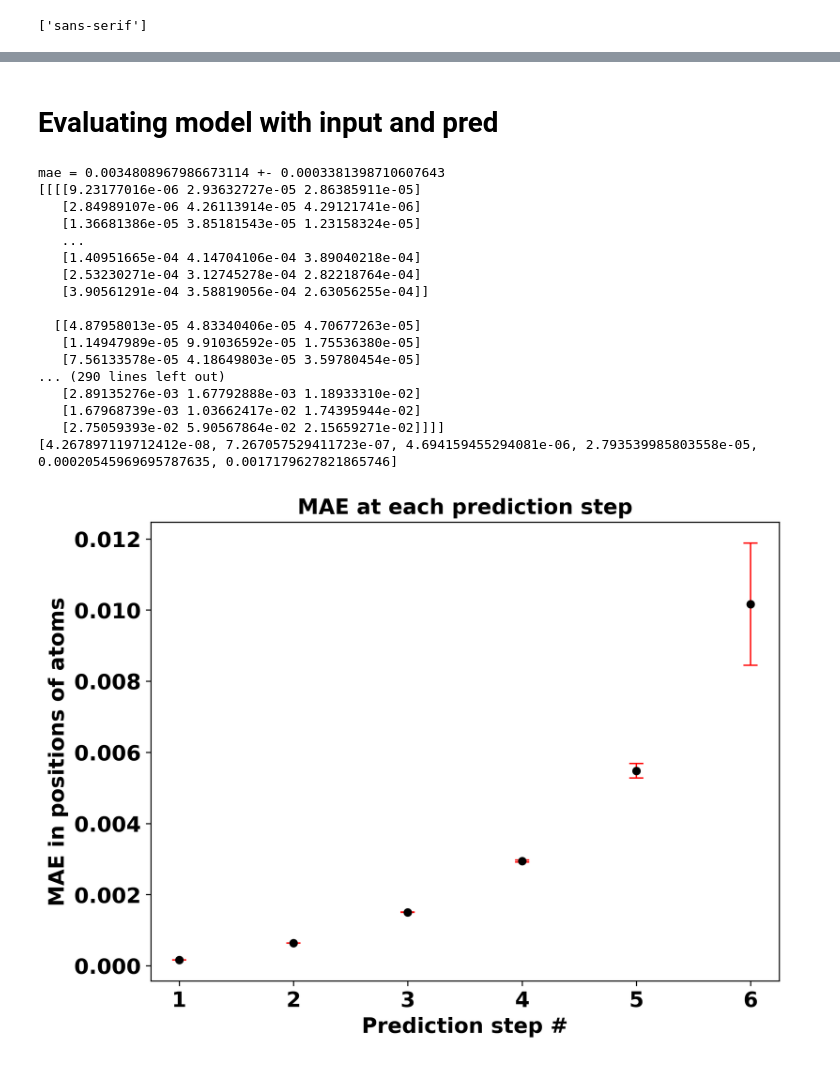
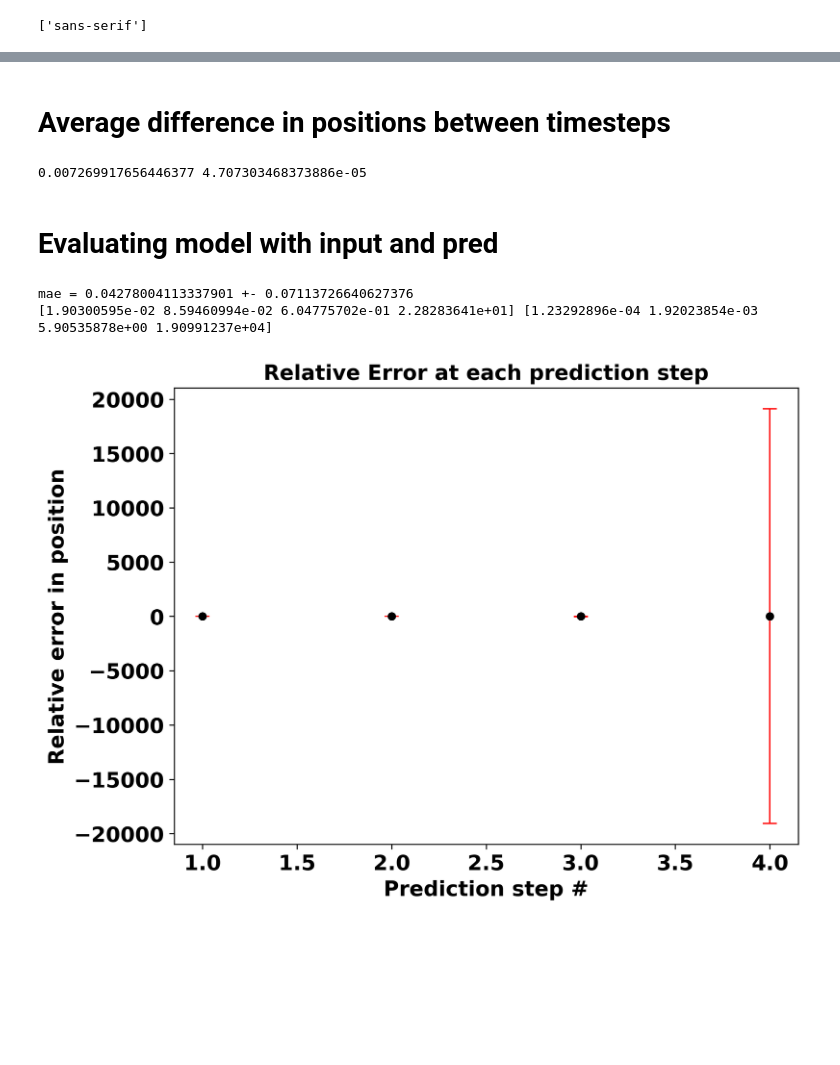
Before and after one commit to BirkDissing/Gemma_group, a Jupyter notebook: Master thesis/Code/Evaluate_models.ipynb, the cells around one changed output, grey strips where cells are left out. Drawn from its saved outputs; the diff is of its cells as text; code cells hidden in the pictures; blank space fills up the shorter version.

Commit message:
Working on evaluating models and compare models

```diff
--- a/Master thesis/Code/Evaluate_models.ipynb
+++ b/Master thesis/Code/Evaluate_models.ipynb
@@ -96,5 +102,19 @@ def predict_forces(mol, input=input, pred_step=pred_step, order=2):
 
     return predicted_forces
+# %% [markdown]
+# Average difference in positions between timesteps
+# %%
+mol = read("Data/Model_test/EtOH_moldyn_data.xyz", index=':')
+
+av_position_difference = []
+
+for i in range(len(mol)-1):
+    av_position_difference.append(((np.abs(mol[i+1].get_positions()-mol[i].get_positions()))))
+pos_dif = np.asanyarray(av_position_difference).flatten()
+mean_diff, var_diff = np.mean(av_position_difference), np.var(av_position_difference)
+print(np.mean(pos_dif), np.var(pos_dif))
+# %% [output]
+0.007269917656446377 4.707303468373886e-05
 # %% [markdown]
 # Evaluating model with input and pred
 # %%
@@ -141,41 +167,31 @@ while k < len(mol)-input-pred_step:
+# %%
+mol = read("Data/Model_test/EtOH_moldyn_data.xyz", index=':5000')
+input, pred_step = 4, 4
+mae = evaluate_model(mol=mol, input=input, pred_step=pred_step, model="AR", order=2)
 # %%
-mae = np.asarray(mae)
 mae_step = []
 var_step = []
+
 for i in range(pred_step):
     mae_step.append(np.mean(mae[i::pred_step,:,:]))
     var_step.append(np.var(mae[i::pred_step,:,:]))
-print("mae =",np.mean(mae), "+-", np.var(mae))
+mae_step, var_step = np.asarray(mae_step), np.asarray(var_step)
+print("mae =",np.mean(mae_step), "+-", np.std(mae_step))
+y_std = np.sqrt((var_step/mae_step)**2+(var_diff/mean_diff)**2)*mae_step/mean_diff
+print(mae_step/mean_diff, y_std)
 
-print(mae_steps)
-print(var_steps)
 fig, ax = plt.subplots(figsize=(8,6))
-ax.errorbar(range(1, pred_step+1), mae_step, yerr=np.array(var_step), fmt='.k',  ecolor='r', elinewidth=1, capsize=5, capthick=1, ms=10)
+ax.errorbar(range(1, pred_step+1), mae_step/mean_diff, yerr=y_std, fmt='.k',  ecolor='r', elinewidth=1, capsize=5, capthick=1, ms=10)
 #ax.set_xlim(0.5, 4.5)
 #ax.set_ylim(0, 0.29)
-ax.set_ylabel("MAE in positions of atoms", fontweight="bold")
+ax.set_ylabel("Relative error in position", fontweight="bold")
 ax.set_xlabel("Prediction step #", fontweight="bold")
-ax.set_title("MAE at each prediction step", fontweight="bold")
+ax.set_title("Relative Error at each prediction step", fontweight="bold")
 ax.minorticks_off()
 # %% [output]
-mae = 0.0034808967986673114 +- 0.0003381398710607643
-[[[[9.23177016e-06 2.93632727e-05 2.86385911e-05]
-   [2.84989107e-06 4.26113914e-05 4.29121741e-06]
-   [1.36681386e-05 3.85181543e-05 1.23158324e-05]
-   ...
-   [1.40951665e-04 4.14704106e-04 3.89040218e-04]
-   [2.53230271e-04 3.12745278e-04 2.82218764e-04]
-   [3.90561291e-04 3.58819056e-04 2.63056255e-04]]
-
-  [[4.87958013e-05 4.83340406e-05 4.70677263e-05]
-   [1.14947989e-05 9.91036592e-05 1.75536380e-05]
-   [7.56133578e-05 4.18649803e-05 3.59780454e-05]
-... (290 lines left out)
-   [2.89135276e-03 1.67792888e-03 1.18933310e-02]
-   [1.67968739e-03 1.03662417e-02 1.74395944e-02]
-   [2.75059393e-02 5.90567864e-02 2.15659271e-02]]]]
-[4.267897119712412e-08, 7.267057529411723e-07, 4.694159455294081e-06, 2.793539985803558e-05, 0.00020545969695787635, 0.0017179627821865746]
+mae = 0.04278004113337901 +- 0.07113726640627376
+[1.90300595e-02 8.59460994e-02 6.04775702e-01 2.28283641e+01] [1.23292896e-04 1.92023854e-03 5.90535878e+00 1.90991237e+04]
-[figure, old version]
+[figure, new version]
 # %%
 print(len(mae)/pred_step)
 mae_steps = np.ones([pred_step, int(len(mae)/pred_step), 9, 3])
```
Also changed, not shown: parts of 11 cells of this notebook, 37 other files.
